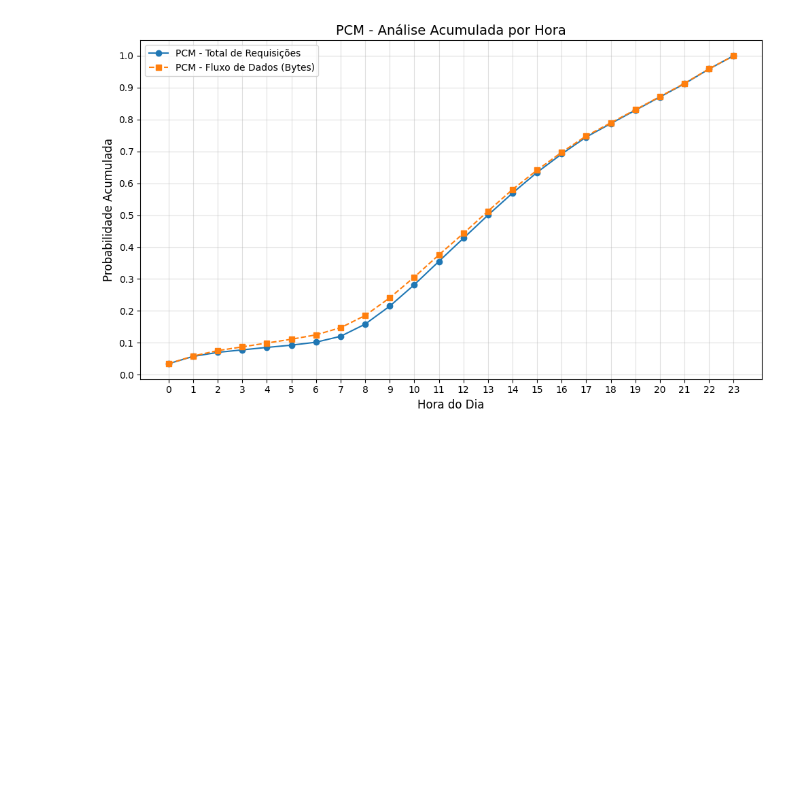
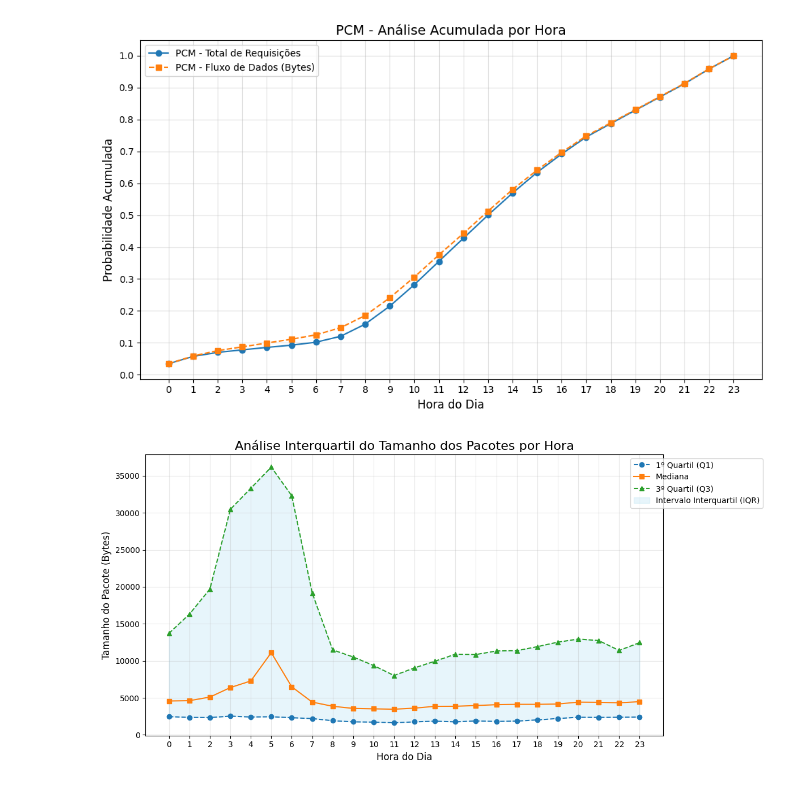
Before and after one commit to lcsvillela/CMP223, a Jupyter notebook: CMP223_WebAccessLog.ipynb, the cells around one changed output. Drawn from its saved outputs; the diff is of its cells as text; code cells hidden in the pictures; blank space fills up the shorter version.

```diff
--- a/CMP223_WebAccessLog.ipynb
+++ b/CMP223_WebAccessLog.ipynb
@@ -456,3 +460,36 @@ plt.tight_layout()
 plt.show()
 # %% [output]
 [figure]
+# %%
+import matplotlib.pyplot as plt
+import pandas as pd
+
+
+hourly_iqr = new_logs_df.groupby('hour').agg(
+    q1_size=('size', lambda x: x.quantile(0.25)),
+    median_size=('size', 'median'),
+    q3_size=('size', lambda x: x.quantile(0.75))
+).reset_index()
+
+hourly_iqr['iqr'] = hourly_iqr['q3_size'] - hourly_iqr['q1_size']
+
+plt.figure(figsize=(12, 6))
+
+plt.plot(hourly_iqr['hour'], hourly_iqr['q1_size'], label='1º Quartil (Q1)', linestyle='--', marker='o')
+plt.plot(hourly_iqr['hour'], hourly_iqr['median_size'], label='Mediana', linestyle='-', marker='s')
+plt.plot(hourly_iqr['hour'], hourly_iqr['q3_size'], label='3º Quartil (Q3)', linestyle='--', marker='^')
+
+plt.fill_between(hourly_iqr['hour'], hourly_iqr['q1_size'], hourly_iqr['q3_size'], color='skyblue', alpha=0.2, label='Intervalo Interquartil (IQR)')
+
+plt.title('Análise Interquartil do Tamanho dos Pacotes por Hora', fontsize=16)
+plt.xlabel('Hora do Dia', fontsize=12)
+plt.ylabel('Tamanho do Pacote (Bytes)', fontsize=12)
+plt.xticks(hourly_iqr['hour'], fontsize=10)
+plt.yticks(fontsize=10)
+plt.legend(loc='upper right', bbox_to_anchor=(1.2, 1), fontsize=10)
+plt.grid(alpha=0.3)
+
+plt.tight_layout()
+plt.show()
+# %% [output]
+[figure, added]
```
Also changed, not shown: parts of 4 cells of this notebook.
